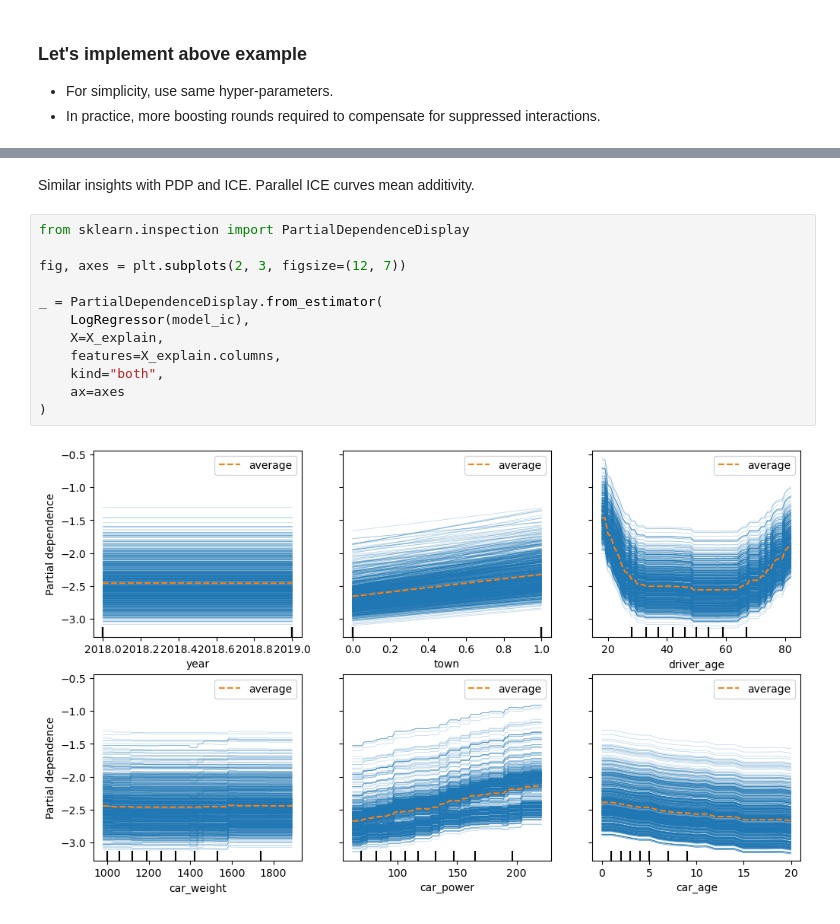
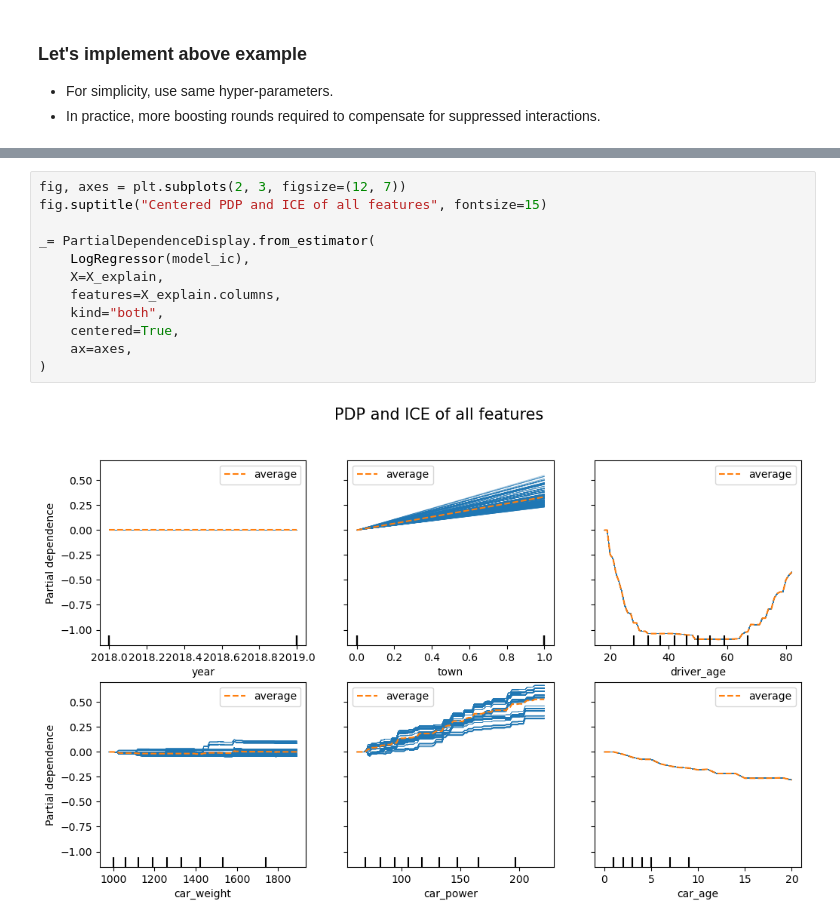
Before and after one commit to samathizer/boosted-trees, a Jupyter notebook: notebook.ipynb, the cells around one changed output, grey strips where cells are left out. Drawn from its saved outputs; the diff is of its cells as text.

```diff
--- a/notebook.ipynb
+++ b/notebook.ipynb
@@ -247,16 +252,14 @@ class LogRegressor(RegressorMixin):
-# %% [markdown]
-Similar insights with PDP and ICE. Parallel ICE curves mean additivity.
 # %%
-from sklearn.inspection import PartialDependenceDisplay
+fig, axes = plt.subplots(2, 3, figsize=(12, 7))
+fig.suptitle("Centered PDP and ICE of all features", fontsize=15)
 
-fig, axes = plt.subplots(2, 3, figsize=(12, 7))
-
-_ = PartialDependenceDisplay.from_estimator(
+_= PartialDependenceDisplay.from_estimator(
     LogRegressor(model_ic),
     X=X_explain,
     features=X_explain.columns,
     kind="both",
-    ax=axes
+    centered=True,
+    ax=axes,
 )
 # %% [output]
-[figure, old version]
+[figure, new version]
```
Also changed, not shown: parts of 31 cells of this notebook, 2 other files.
